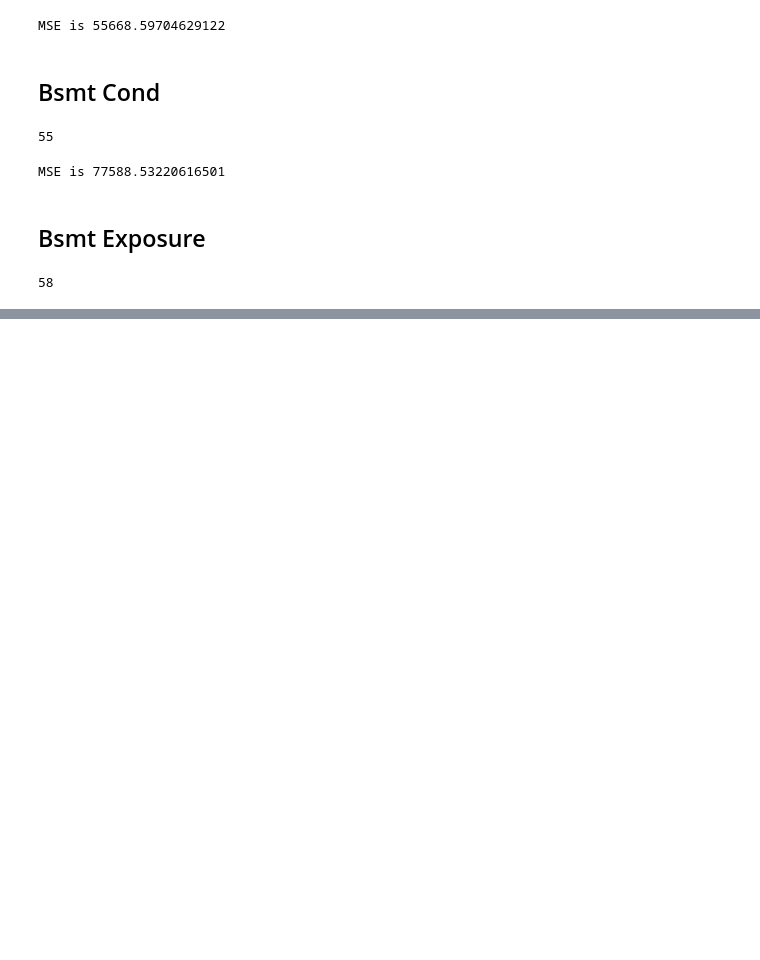
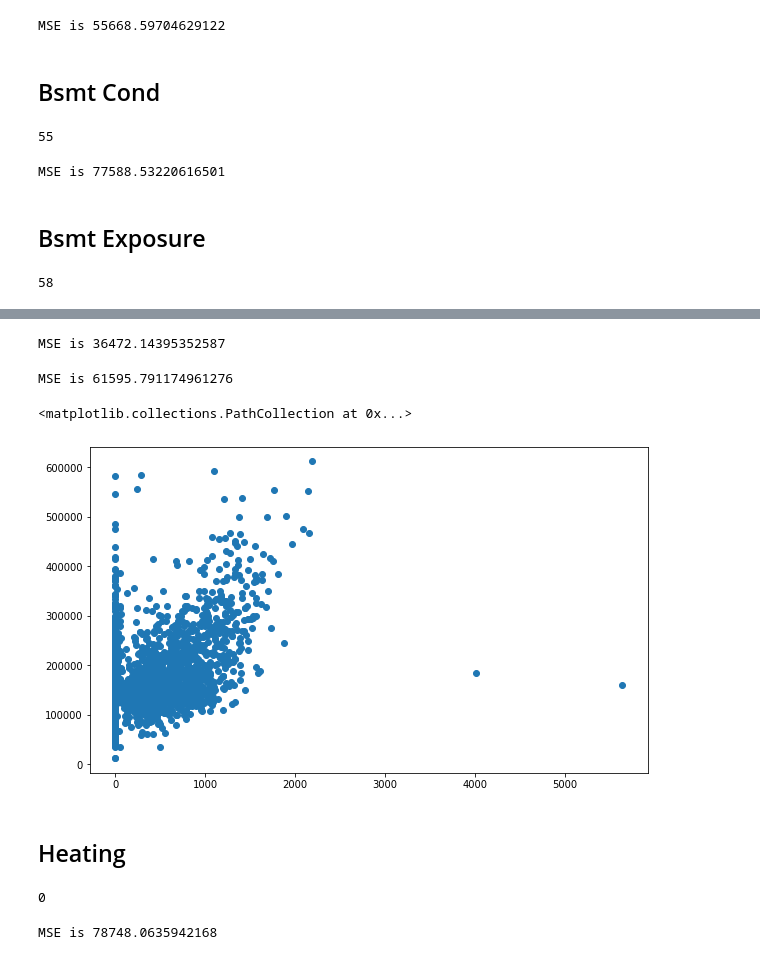
Before and after one commit to amcurley/GA_projects, a Jupyter notebook: Projects/project_2-master/Project_Cleaning.ipynb, the cells around one changed output, grey strips where cells are left out. Saved outputs shown, nothing was run; the diff lists cells and outputs as text; code cells hidden in the pictures; blank space fills up the shorter version.

```diff
--- a/Projects/project_2-master/Project_Cleaning.ipynb
+++ b/Projects/project_2-master/Project_Cleaning.ipynb
@@ -983,0 +1117,4 @@ train_df['Bsmt Exposure'].isna().sum()
+# %%
+get_dummies(dropped_tbmsf, 'Total Bsmt SF')
+# %% [output]
+MSE is 36472.14395352587
@@ -983,0 +1127,16 @@ train_df['Bsmt Exposure'].isna().sum()
+# %%
+model_contin(dropped_tbmsf, 'Total Bsmt SF')
+# %% [output]
+MSE is 61595.791174961276
+# %%
+plt.figure(figsize=(10,6))
+plt.scatter(dropped_tbmsf['BsmtFin SF 1'], dropped_tbmsf['SalePrice'])
+# %% [output]
+<matplotlib.collections.PathCollection at 0x...>
+[figure, added]
+# %% [markdown]
+## Heating
+# %%
+train_df['Heating'].isna().sum()
+# %% [output]
+0
@@ -984,2 +1150,6 @@ train_df['Bsmt Exposure'].isna().sum()
+# %%
+get_dummies(train_df, 'Heating')
+# %% [output]
+MSE is 78748.0635942168
 # %%
 # plt.figure(figsize=(10,6))
```
Also changed, not shown: parts of 39 cells of this notebook.
